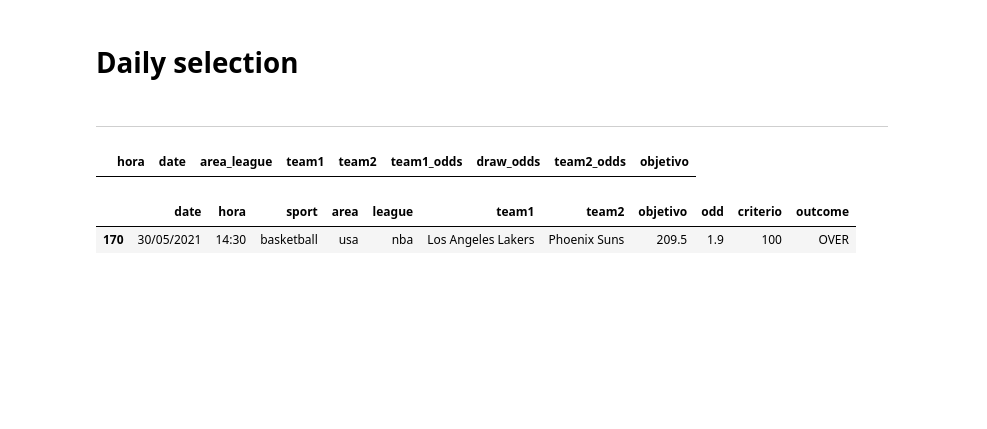
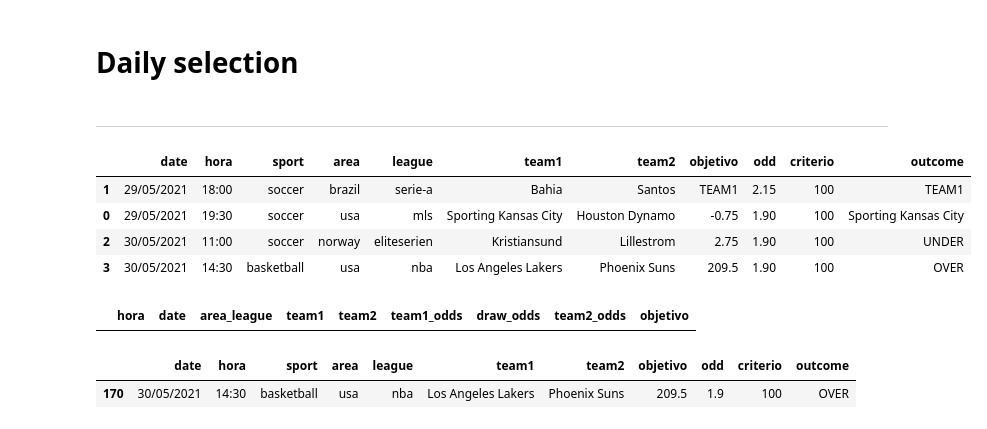
Before and after one commit to jtmancilla/DSP-Sport-AI, a Jupyter notebook: Daily-predictions.ipynb, the cells around one changed output. Cells and saved outputs as stored; diff of their text form; code cells hidden in the pictures; blank space fills up the shorter version.

```diff
--- a/Daily-predictions.ipynb
+++ b/Daily-predictions.ipynb
@@ -10,6 +10,16 @@ import dsp
 # Daily selection
 # %% [markdown]
 ___
+# %%
+df_prediccion = dsp.load_data(tbl="tbl_prediccion_premium_seleccion")
+df=dsp.daily_prediction_criterio(df_prediccion)
+dsp.correcion_horario(df)
+# %% [output]
+|  | date | hora | sport | area | league | team1 | team2 | objetivo | odd | criterio | outcome |
+| 1 | 29/05/2021 | 18:00 | soccer | brazil | serie-a | Bahia | Santos | TEAM1 | 2.15 | 100 | TEAM1 |
+| 0 | 29/05/2021 | 19:30 | soccer | usa | mls | Sporting Kansas City | Houston Dynamo | -0.75 | 1.90 | 100 | Sporting Kansas City |
+| 2 | 30/05/2021 | 11:00 | soccer | norway | eliteserien | Kristiansund | Lillestrom | 2.75 | 1.90 | 100 | UNDER |
+| 3 | 30/05/2021 | 14:30 | basketball | usa | nba | Los Angeles Lakers | Phoenix Suns | 209.5 | 1.90 | 100 | OVER |
 # %%
 df_prediccion = dsp.load_data(tbl="tbl_stevehudson_soccer")
 df=dsp.daily_prediction(df_prediccion)
```
Also changed, not shown: 1 other file.
